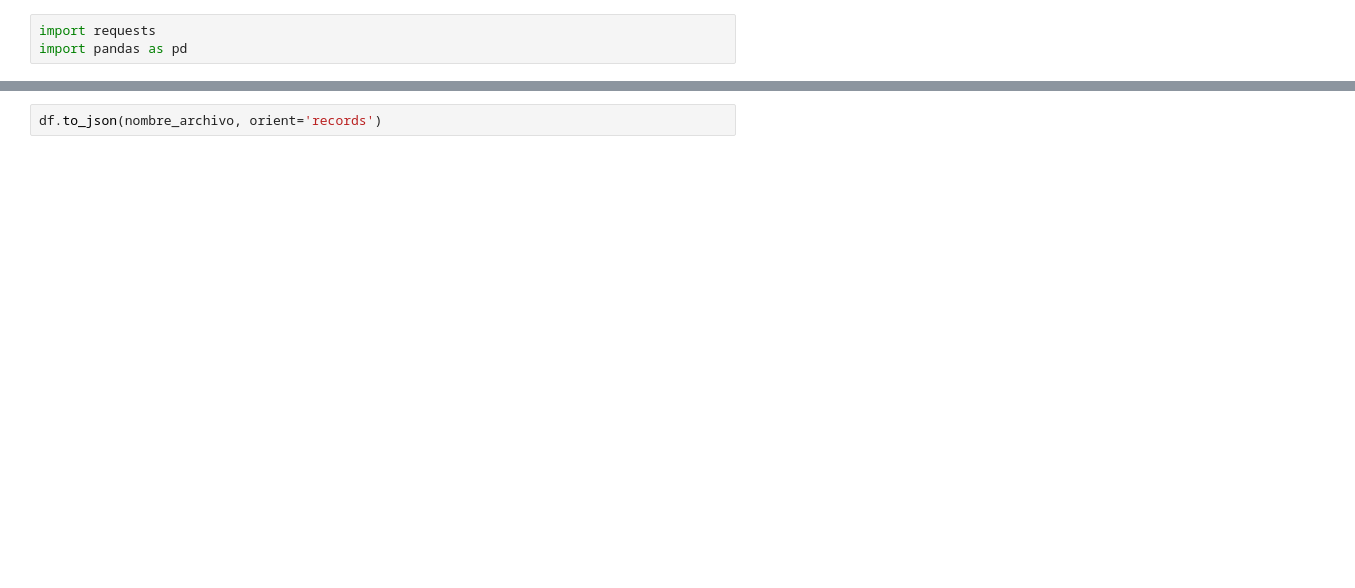
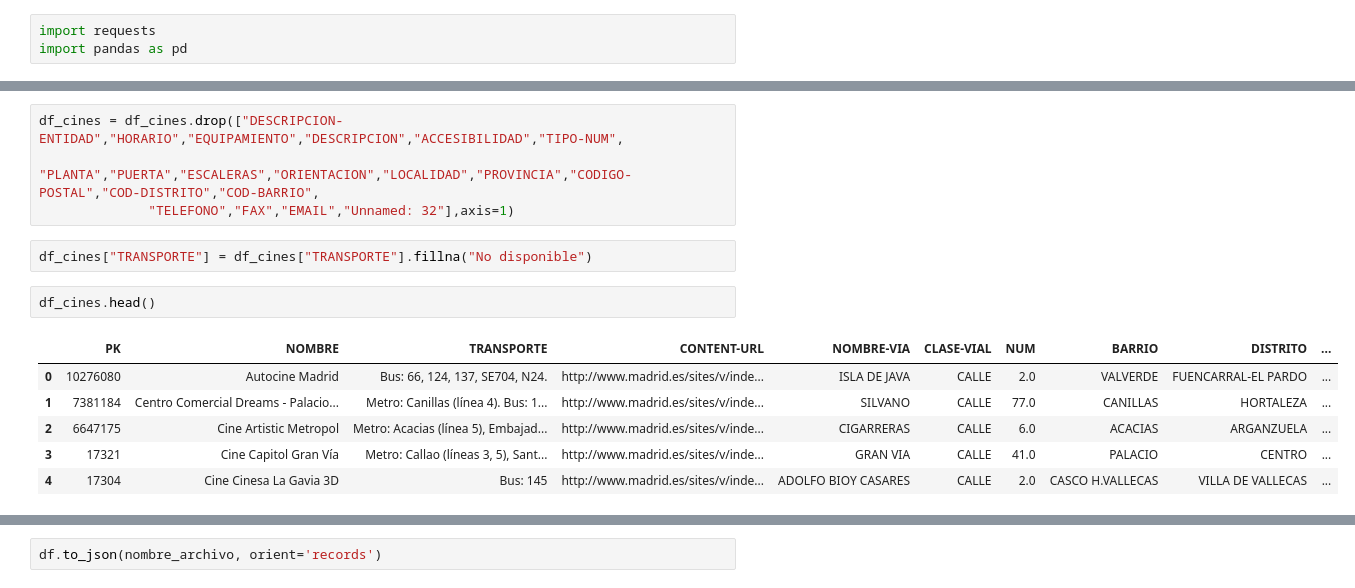
Before and after one commit to dfvinxu/desafio_data, a Jupyter notebook: notebooks/Salas espectáculos.ipynb, the cells around one changed output, grey strips where cells are left out. Saved outputs shown, nothing was run; the diff lists cells and outputs as text; blank space fills up the shorter version.

```diff
--- a/notebooks/Salas espectáculos.ipynb
+++ b/notebooks/Salas espectáculos.ipynb
@@ -45,0 +202,15 @@ df
+# %%
+df_cines = df_cines.drop(["DESCRIPCION-ENTIDAD","HORARIO","EQUIPAMIENTO","DESCRIPCION","ACCESIBILIDAD","TIPO-NUM",
+              "PLANTA","PUERTA","ESCALERAS","ORIENTACION","LOCALIDAD","PROVINCIA","CODIGO-POSTAL","COD-DISTRITO","COD-BARRIO",
+              "TELEFONO","FAX","EMAIL","Unnamed: 32"],axis=1)
+# %%
+df_cines["TRANSPORTE"] = df_cines["TRANSPORTE"].fillna("No disponible")
+# %%
+df_cines.head()
+# %% [output]
+|  | PK | NOMBRE | TRANSPORTE | CONTENT-URL | NOMBRE-VIA | CLASE-VIAL | NUM | BARRIO | DISTRITO | ... |
+| 0 | 10276080 | Autocine Madrid | Bus: 66, 124, 137, SE704, N24. | http://www.madrid.es/sites/v/inde... | ISLA DE JAVA | CALLE | 2.0 | VALVERDE | FUENCARRAL-EL PARDO | ... |
+| 1 | 7381184 | Centro Comercial Dreams - Palacio... | Metro: Canillas (línea 4). Bus: 1... | http://www.madrid.es/sites/v/inde... | SILVANO | CALLE | 77.0 | CANILLAS | HORTALEZA | ... |
+| 2 | 6647175 | Cine Artistic Metropol | Metro: Acacias (línea 5), Embajad... | http://www.madrid.es/sites/v/inde... | CIGARRERAS | CALLE | 6.0 | ACACIAS | ARGANZUELA | ... |
+| 3 | 17321 | Cine Capitol Gran Vía | Metro: Callao (líneas 3, 5), Sant... | http://www.madrid.es/sites/v/inde... | GRAN VIA | CALLE | 41.0 | PALACIO | CENTRO | ... |
+| 4 | 17304 | Cine Cinesa La Gavia 3D | Bus: 145 | http://www.madrid.es/sites/v/inde... | ADOLFO BIOY CASARES | CALLE | 2.0 | CASCO H.VALLECAS | VILLA DE VALLECAS | ... |
```
Also changed, not shown: parts of 55 cells of this notebook, 4 other files.
